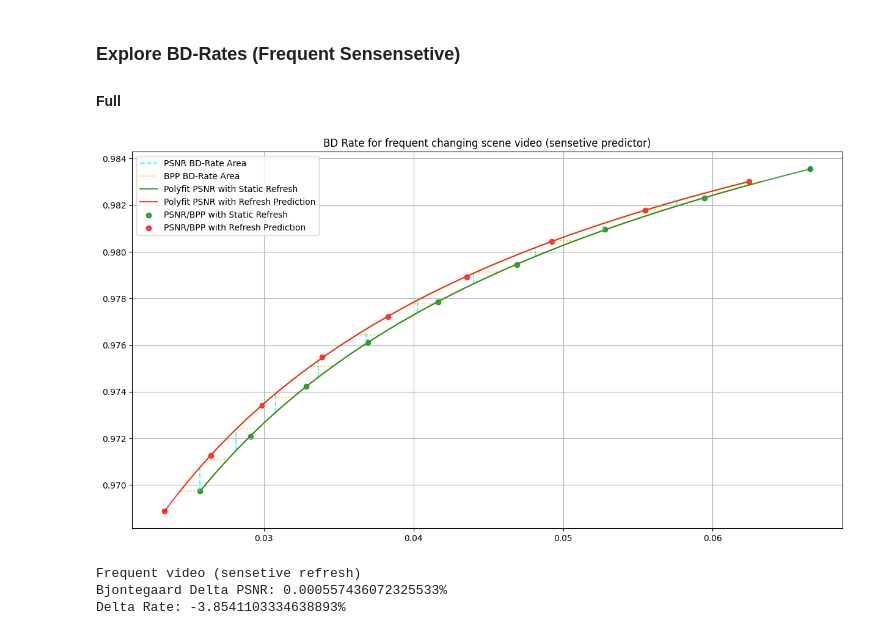
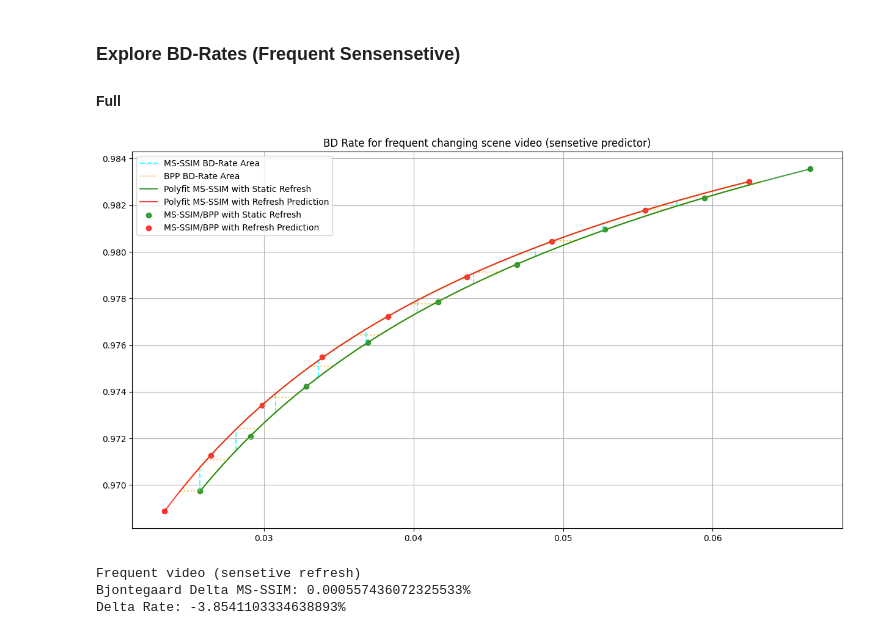
Before and after one commit to Punctuality/DCVC_Dynamic_Intra_Period, a Jupyter notebook: notebooks/explore_results.ipynb, the cells around one changed output. Cells and saved outputs as stored; diff of their text form; code cells hidden in the pictures.

```diff
--- a/notebooks/explore_results.ipynb
+++ b/notebooks/explore_results.ipynb
@@ -367,7 +367,7 @@ psnr_pred, bpp_pred = get_mean_metric_to_bpp_for_folder("../output/stream/decayi
 bd_psnr, psnr_int_range, p1_psnr, p2_psnr = bj_delta(bpp_static, psnr_static, bpp_pred, psnr_pred, mode=0)
 bd_rate, rate_int_range, p1_rate, p2_rate = bj_delta(bpp_static, psnr_static, bpp_pred, psnr_pred, mode=1)
 # %%
-def bd_rate_space_plot(title):
+def bd_rate_space_plot(title, metric = "PSNR"):
     plt.figure(figsize=(15, 8))
     plt.grid(True)
 
@@ -376,7 +376,7 @@ def bd_rate_space_plot(title):
     for i, x in enumerate(psnr_int_range[::10]):
         y_1 = np.polyval(p1_psnr, np.log(x))
         y_2 = np.polyval(p2_psnr, np.log(x))
-        plt.plot([x,x], [min(y_1, y_2), max(y_1, y_2)], c = 'cyan', alpha = 0.75, linestyle='--', label = "" if i > 0 else "PSNR BD-Rate Area")
+        plt.plot([x,x], [min(y_1, y_2), max(y_1, y_2)], c = 'cyan', alpha = 0.75, linestyle='--', label = "" if i > 0 else f"{metric} BD-Rate Area")
 
     plt.plot(np.exp(np.polyval(p1_rate, rate_int_range)), rate_int_range, c = 'orange',  alpha = 0.75)
     plt.plot(np.exp(np.polyval(p2_rate, rate_int_range)), rate_int_range, c = 'orange',  alpha = 0.75)
@@ -387,11 +387,11 @@ def bd_rate_space_plot(title):
 
     x_int_points_static = np.linspace(np.min(bpp_static), np.max(bpp_static), 100)
     x_int_points_pred = np.linspace(np.min(bpp_pred), np.max(bpp_pred), 100)
-    plt.plot(x_int_points_static, np.polyval(p1_psnr, np.log(x_int_points_static)), label = "Polyfit PSNR with Static Refresh", c = 'green',  alpha = 0.75)
-    plt.plot(x_int_points_pred, np.polyval(p2_psnr, np.log(x_int_points_pred)), label = "Polyfit PSNR with Refresh Prediction", c = 'red', alpha = 0.75)
+    plt.plot(x_int_points_static, np.polyval(p1_psnr, np.log(x_int_points_static)), label = f"Polyfit {metric} with Static Refresh", c = 'green',  alpha = 0.75)
+    plt.plot(x_int_points_pred, np.polyval(p2_psnr, np.log(x_int_points_pred)), label = f"Polyfit {metric} with Refresh Prediction", c = 'red', alpha = 0.75)
 
-    plt.scatter(bpp_static, psnr_static, label = "PSNR/BPP with Static Refresh", marker='o', c = 'green', alpha = 0.75)
-    plt.scatter(bpp_pred, psnr_pred, label = "PSNR/BPP with Refresh Prediction", marker='o', c = 'red', alpha = 0.75)
+    plt.scatter(bpp_static, psnr_static, label = f"{metric}/BPP with Static Refresh", marker='o', c = 'green', alpha = 0.75)
+    plt.scatter(bpp_pred, psnr_pred, label = f"{metric}/BPP with Refresh Prediction", marker='o', c = 'red', alpha = 0.75)
 
     plt.legend()
     plt.title(title)
@@ -475,13 +475,13 @@ bpp_pred = bpp_pred[-9:]
 bd_psnr, psnr_int_range, p1_psnr, p2_psnr = bj_delta(bpp_static, psnr_static, bpp_pred, psnr_pred, mode=0)
 bd_rate, rate_int_range, p1_rate, p2_rate = bj_delta(bpp_static, psnr_static, bpp_pred, psnr_pred, mode=1)
 # %%
-bd_rate_space_plot("BD Rate for frequent changing scene video (sensetive predictor)")
+bd_rate_space_plot("BD Rate for frequent changing scene video (sensetive predictor)", "MS-SSIM")
 # %% [output]
-[figure, old version]
+[figure, new version]
 # %%
 print("Frequent video (sensetive refresh)")
-print("Bjontegaard Delta PSNR: {}%\nDelta Rate: {}%".format(bd_psnr, bd_rate))
+print("Bjontegaard Delta MS-SSIM: {}%\nDelta Rate: {}%".format(bd_psnr, bd_rate))
 # %% [output]
 Frequent video (sensetive refresh)
-Bjontegaard Delta PSNR: 0.000557436072325533%
+Bjontegaard Delta MS-SSIM: 0.000557436072325533%
 Delta Rate: -3.8541103334638893%
```
Also changed, not shown: parts of 6 cells of this notebook.
